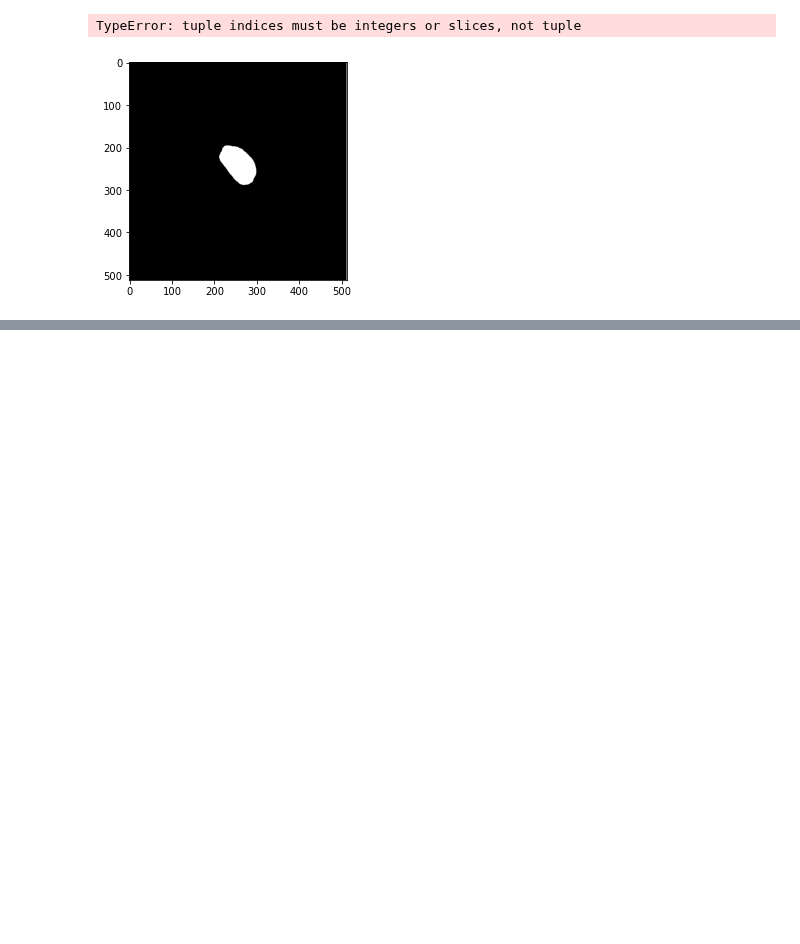
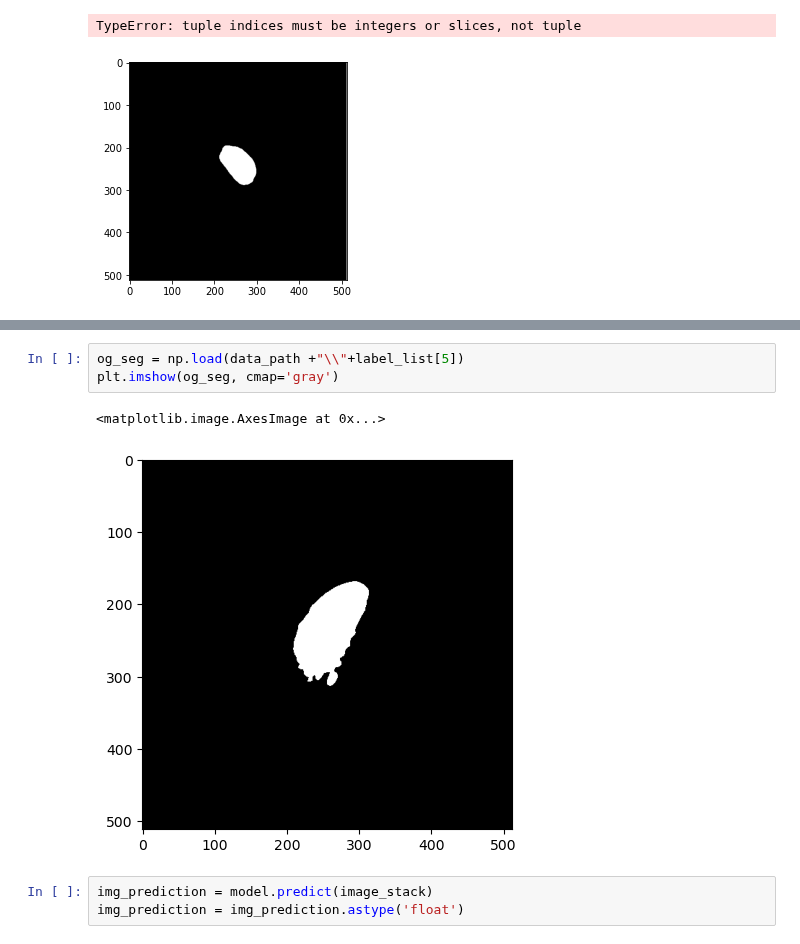
Before and after one commit to EmmaSchmidt2021/Kidney-Segmentation-Jupyter, a Jupyter notebook: (3) Load weighs and predict Kidney mask - Data Generator.ipynb, the cells around one changed output, grey strips where cells are left out. Drawn from its saved outputs; the diff is of its cells as text; blank space fills up the shorter version.

```diff
--- a/(3) Load weighs and predict Kidney mask - Data Generator.ipynb
+++ b/(3) Load weighs and predict Kidney mask - Data Generator.ipynb
@@ -332,0 +256,9 @@ visualise_data_and_prediction(image_set, MR_K_predictions_75, MR_K_predictions)
+# %%
+og_seg = np.load(data_path +"\\"+label_list[5])
+plt.imshow(og_seg, cmap='gray')
+# %% [output]
+<matplotlib.image.AxesImage at 0x...>
+[figure, added]
+# %%
+img_prediction = model.predict(image_stack)
+img_prediction = img_prediction.astype('float')
```
Also changed, not shown: parts of 31 cells of this notebook, 1 other file.
